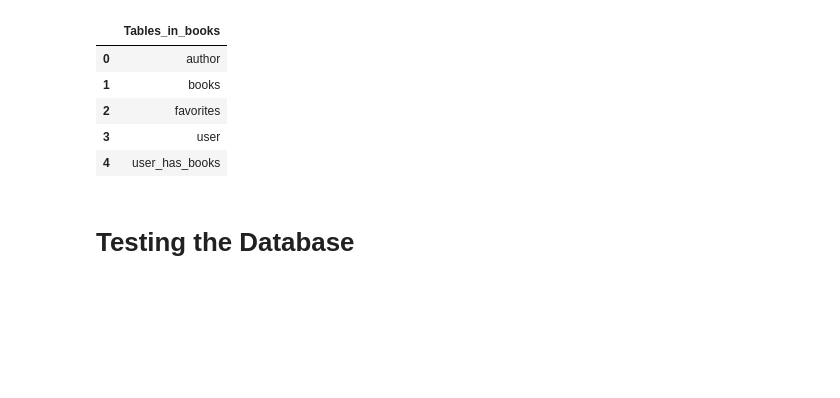
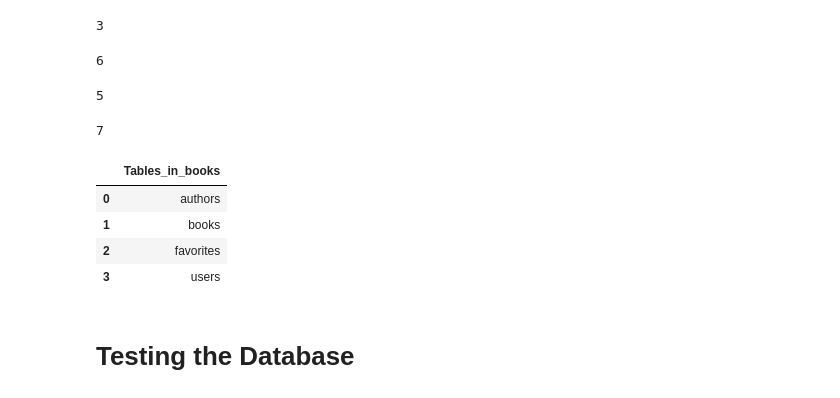
Before and after one commit to J4sonN/Books_excercise, a Jupyter notebook: books_assignments.ipynb, the cells around one changed output. Drawn from its saved outputs; the diff is of its cells as text; code cells hidden in the pictures; blank space fills up the shorter version.

```diff
--- a/books_assignments.ipynb
+++ b/books_assignments.ipynb
@@ -7,5 +8,5 @@ from sqlalchemy import create_engine
 # %%
 username = "root"
 password = "Hoangquan1"
-db_name = "sakila"
-connection = f"mysql+pymysql://{username}:{password}@localhost/books"
+db_name = "books"
+connection = f"mysql+pymysql://{username}:{password}@localhost/{db_name}"
@@ -77,0 +13,2 @@ ResourceClosedError: This result object does not return rows. It has been closed
+# %%
+engine = create_engine(connection)
@@ -78,14 +55,28 @@ ResourceClosedError: This result object does not return rows. It has been closed
+# %%
+users_df.to_sql('users', engine)
+# %% [output]
+3
+# %%
+books_df.to_sql('books', engine)
+# %% [output]
+6
+# %%
+authors_df.to_sql('authors', engine)
+# %% [output]
+5
+# %%
+favorites_df.to_sql('favorites', engine)
+# %% [output]
+7
 # %%
-q = """
-show tables from books"""
-pd.read_sql(q,connection)
+q = """SHOW TABLES;"""
+pd.read_sql(q, engine)
 # %% [output]
 |  | Tables_in_books |
-| 0 | author |
+| 0 | authors |
 | 1 | books |
 | 2 | favorites |
-| 3 | user |
-| 4 | user_has_books |
+| 3 | users |
 # %% [markdown]
 # Testing the Database
 # %%
```
Also changed, not shown: parts of 14 cells of this notebook, 6 other files.
